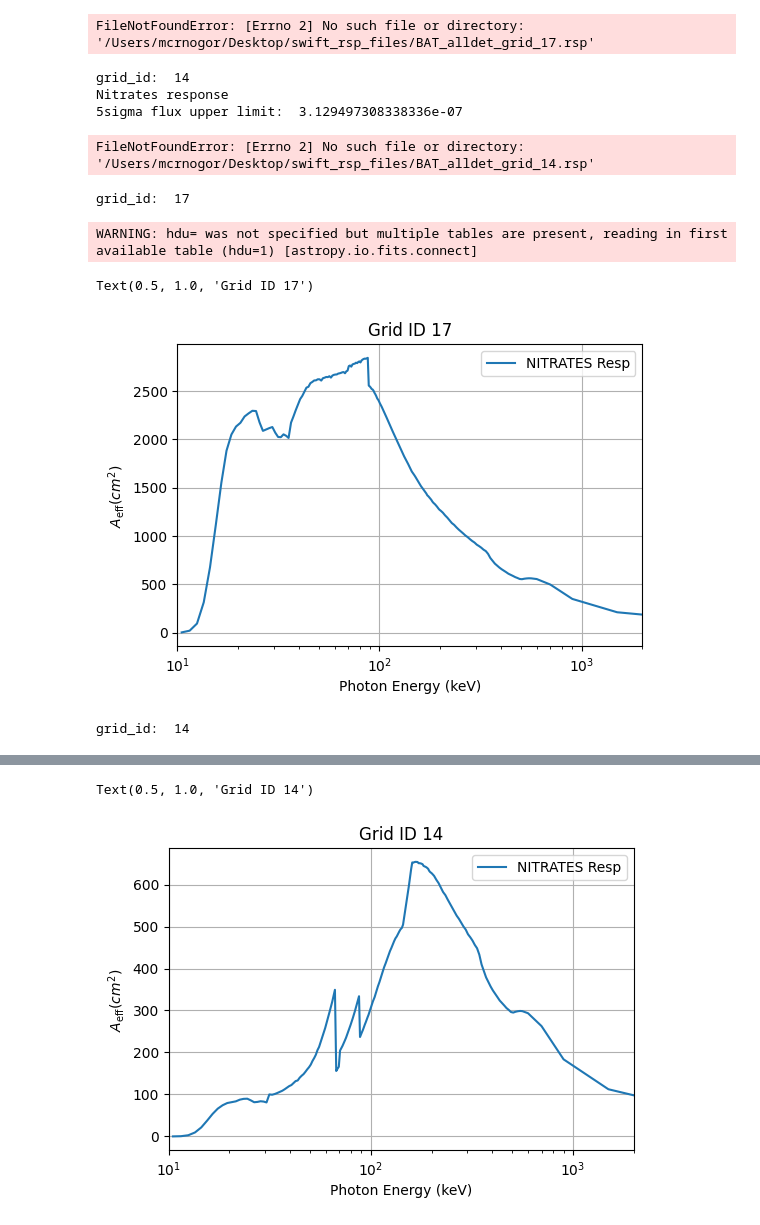
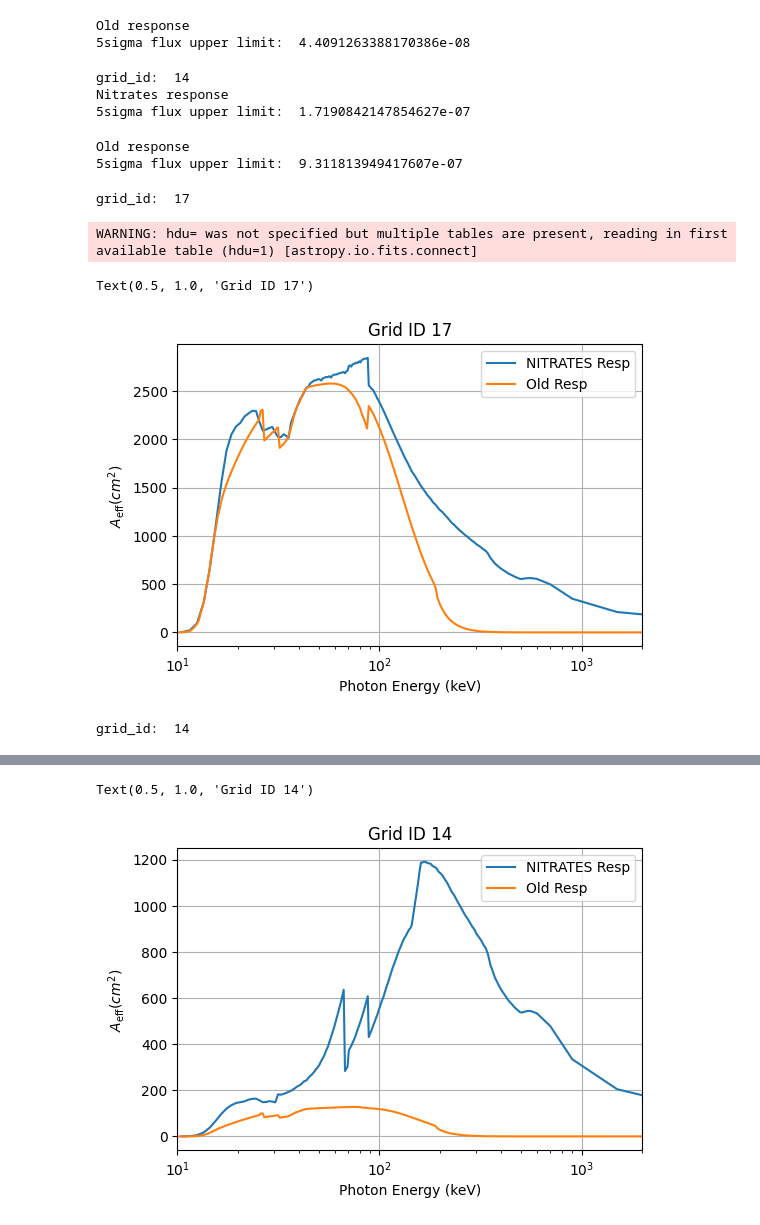
Before and after one commit to Swift-BAT/RatesUL, a Jupyter notebook: GettingFluxUpperLimits_fromBATrates.ipynb, the cells around one changed output, grey strips where cells are left out. Drawn from its saved outputs; the diff is of its cells as text; code cells hidden in the pictures.

```diff
--- a/GettingFluxUpperLimits_fromBATrates.ipynb
+++ b/GettingFluxUpperLimits_fromBATrates.ipynb
@@ -246,8 +246,8 @@ def rate2band_eflux(rate, resp_mat, Elos, Ehis, alpha, beta, Epeak, Emin, Emax):
 import os
 cwd = os.getcwd()
 
-drm_dir_old = '/Users/mcrnogor/Desktop/swift_rsp_files/'
-drm_dir_nitrates = cwd+'/rsp_new/'
+drm_dir_old = cwd+'/rsp_maskweight'
+drm_dir_nitrates = cwd+'/rsp_NITRATES/'
 
 def get_drm_tab(grid_id, old=False, get_ebounds=False):
 
@@ -279,6 +279,7 @@ flux_ehi = 350.0
 Ndets_tot = 32768.0 # total dets
 Ndets_active = 18000.0 # current number of active dets
 Ndet_ratio = Ndets_active / Ndets_tot
+Ndet_ratio = 1
 
 rate_std = 145.0 # the std of rates from the LC
 rate_upper_limit = 5*rate_std
@@ -328,7 +330,8 @@ flux_upper_limit = rate2band_eflux(rate_upper_limit, drm_matrix,\
 print("Old response")
 print("5sigma flux upper limit: ", flux_upper_limit)
 # %% [output]
-FileNotFoundError: [Errno 2] No such file or directory: '/Users/mcrnogor/Desktop/swift_rsp_files/BAT_alldet_grid_17.rsp'
+Old response
+5sigma flux upper limit:  4.4091263388170386e-08
 # %%
 grid_id = 14
 
@@ -351,7 +354,7 @@ print("5sigma flux upper limit: ", flux_upper_limit)
 # %% [output]
 grid_id:  14
 Nitrates response
-5sigma flux upper limit:  3.129497308338336e-07
+5sigma flux upper limit:  1.7190842147854627e-07
 # %%
 
 chan_low_old = 3
@@ -369,10 +372,10 @@ flux_upper_limit = rate2band_eflux(rate_upper_limit, drm_matrix,\
 print("Old response")
 print("5sigma flux upper limit: ", flux_upper_limit)
 # %% [output]
-FileNotFoundError: [Errno 2] No such file or directory: '/Users/mcrnogor/Desktop/swift_rsp_files/BAT_alldet_grid_14.rsp'
+Old response
+5sigma flux upper limit:  9.311813949417607e-07
 # %%
 # plotting the effective Area
-
 grid_id = 17
 print("grid_id: ", grid_id)
 
@@ -380,19 +383,19 @@ plt.figure(dpi=100)
 # getting the NITRATES DRM table
 drm_tab = get_drm_tab(grid_id)
 # response matrix using selected energy bins and corrected for number of active dets
-drm_matrix = drm_tab['MATRIX'][:,chan_low:(chan_hi+1)]#*Ndet_ratio
+drm_matrix = drm_tab['MATRIX'][:,chan_low:(chan_hi+1)]*Ndet_ratio
 photon_Es = (drm_tab['ENERG_LO'] + drm_tab['ENERG_HI'])/2.
 Aeff = np.sum(drm_matrix, axis=1) # summing Aeff over energy bins for each photon Energy
 
 plt.plot(photon_Es, Aeff, label='NITRATES Resp')
 
-# drm_tab_old = get_drm_tab(grid_id, old=True)
-# # response matrix using selected energy bins and corrected for number of active dets
-# drm_matrix_old = drm_tab_old['MATRIX'][:,chan_low_old:(chan_hi_old+1)]*Ndet_ratio
-# photon_Es_old = (drm_tab_old['ENERG_LO'] + drm_tab_old['ENERG_HI'])/2.
-# Aeff_old = np.sum(drm_matrix_old, axis=1) # summing Aeff over energy bins for each photon Energy
+drm_tab_old = get_drm_tab(grid_id, old=True)
+# response matrix using selected energy bins and corrected for number of active dets
+drm_matrix_old = drm_tab_old['MATRIX'][:,chan_low_old:(chan_hi_old+1)]*Ndet_ratio
+photon_Es_old = (drm_tab_old['ENERG_LO'] + drm_tab_old['ENERG_HI'])/2.
+Aeff_old = np.sum(drm_matrix_old, axis=1) # summing Aeff over energy bins for each photon Energy
 
-# plt.plot(photon_Es_old, Aeff_old, label='Old Resp')
+plt.plot(photon_Es_old, Aeff_old, label='Old Resp')
 
 plt.grid(True)
 plt.xscale('log')
@@ -405,7 +408,7 @@ plt.title(r'Grid ID %d'%(grid_id))
 grid_id:  17
 WARNING: hdu= was not specified but multiple tables are present, reading in first available table (hdu=1) [astropy.io.fits.connect]
 Text(0.5, 1.0, 'Grid ID 17')
-[figure, old version]
+[figure, new version]
 # %%
 # plotting the effective Area
 
@@ -422,13 +425,13 @@ Aeff = np.sum(drm_matrix, axis=1) # summing Aeff over energy bins for each photo
 
 plt.plot(photon_Es, Aeff, label='NITRATES Resp')
 
-# drm_tab_old = get_drm_tab(grid_id, old=True)
-# # response matrix using selected energy bins and corrected for number of active dets
-# drm_matrix_old = drm_tab_old['MATRIX'][:,chan_low_old:(chan_hi_old+1)]*Ndet_ratio
-# photon_Es_old = (drm_tab_old['ENERG_LO'] + drm_tab_old['ENERG_HI'])/2.
-# Aeff_old = np.sum(drm_matrix_old, axis=1) # summing Aeff over energy bins for each photon Energy
+drm_tab_old = get_drm_tab(grid_id, old=True)
+# response matrix using selected energy bins and corrected for number of active dets
+drm_matrix_old = drm_tab_old['MATRIX'][:,chan_low_old:(chan_hi_old+1)]*Ndet_ratio
+photon_Es_old = (drm_tab_old['ENERG_LO'] + drm_tab_old['ENERG_HI'])/2.
+Aeff_old = np.sum(drm_matrix_old, axis=1) # summing Aeff over energy bins for each photon Energy
 
-# plt.plot(photon_Es_old, Aeff_old, label='Old Resp')
+plt.plot(photon_Es_old, Aeff_old, label='Old Resp')
 
 plt.grid(True)
 plt.xscale('log')
@@ -443,2 +447,2 @@ WARNING: hdu= was not specified but multiple tables are present, reading in firs
 Text(0.5, 1.0, 'Grid ID 14')
-[figure, old version]
+[figure, new version]
```
Also changed, not shown: parts of 2 cells of this notebook.
